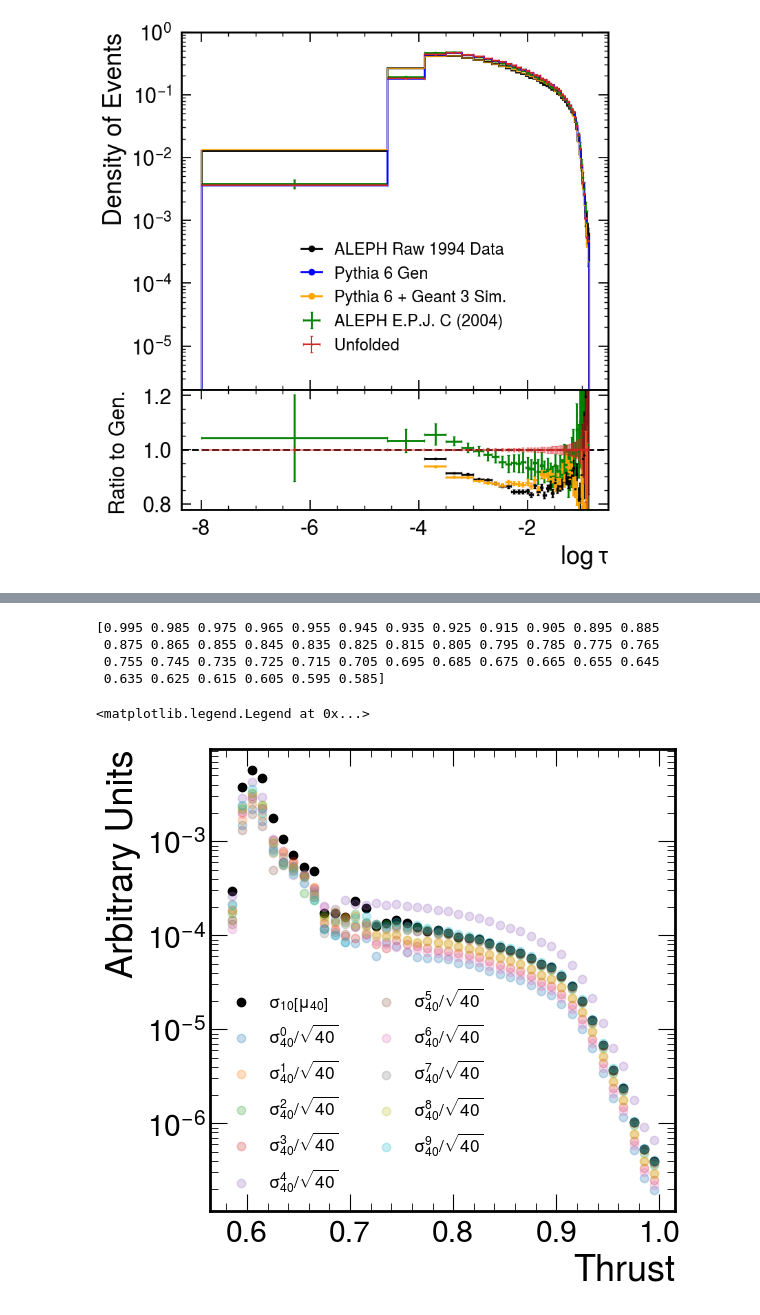
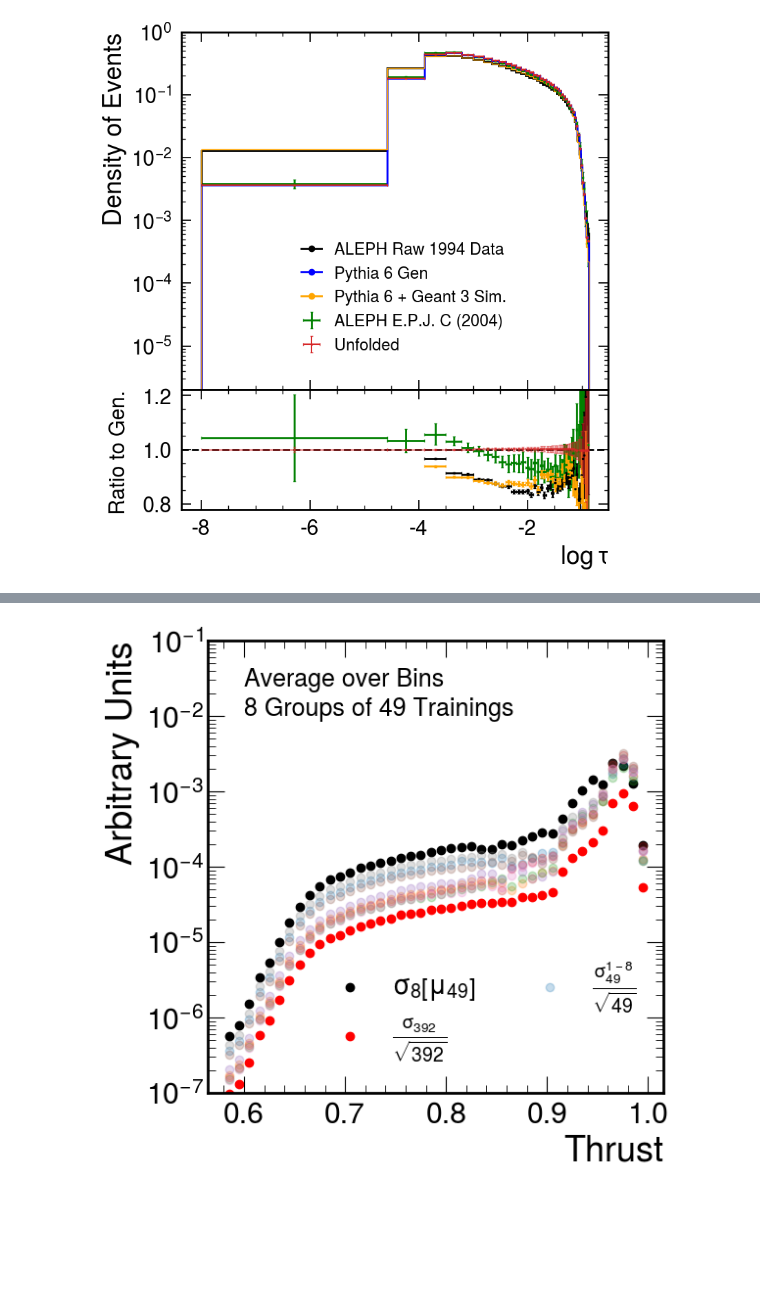
Before and after one commit to badeaa3/unfold-ee-logtau, a Jupyter notebook: Result.ipynb, the cells around one changed output, grey strips where cells are left out. Saved outputs shown, nothing was run; the diff lists cells and outputs as text; code cells hidden in the pictures; blank space fills up the shorter version.

Commit message:
Plotting update

```diff
--- a/Result.ipynb
+++ b/Result.ipynb
@@ -54,7 +54,8 @@ elif cluster == "nersc":
         # ["systematic", os.path.join(weightsDir, "training-6d5bf9d4/*/omnifold_weights.h5")], # systematic variations
         # ["bootstrap_mc", os.path.join(weightsDir, "training-8379b835/*/omnifold_weights.h5")], # bootstrap mc
         # ["bootstrap_data", os.path.join(weightsDir, "training-45166dfb/*/omnifold_weights.h5")], # bootstrap data
-        ["ensemble", os.path.join(weightsDir, "training-3045c040/*/model*/omnifold_weights.h5")], # ensemble
+        # ["ensemble", os.path.join(weightsDir, "training-3045c040/*/model*/omnifold_weights.h5")], # ensemble with no track selections
+        ["ensemble", os.path.join(weightsDir, "training-d60880ef/*/model*/omnifold_weights.h5")], # ensemble with nominal track selection
     ]
 # %%
 # function for getting histograms from observable values
@@ -547,17 +501,38 @@ print(ens_cts_std[0])
 # %%
+a,b = 8, 49
+
+# pick up errors
+ens_cts = np.array(lin_u["ensemble"]["counts"])
+ens_cts = ens_cts[:400]
+ens_cts = ens_cts.reshape(a, b, 42)
+
+# get means over the 40 ensembeles
+ens_cts_mean = np.mean(ens_cts,axis=1)
+
+# get std over the means
+ens_cts_mean_std = np.std(ens_cts_mean,axis=0)
+
+# get std within each set of 40
+ens_cts_std = np.std(ens_cts,axis=1)
+ens_cts_std /= b**0.5
+
+# plot
 plt.figure(figsize=(6,6))
-plt.scatter(1-aleph_midbins, ens_cts_mean_std, label=r"$\sigma_{{10}}\left[\mu_{{40}}\right]$", color="black")
-print(1-aleph_midbins)
+plt.scatter(1-aleph_midbins, ens_cts_mean_std[::-1], label=fr"$\sigma_{{{a}}}\left[\mu_{{{b}}}\right]$", color="black")
+
+ens_cts_all = np.std(ens_cts.reshape(a*b, 42),0)/400**0.5
+plt.scatter(1-aleph_midbins, ens_cts_all[::-1], label=fr"$\frac{{\sigma_{{{a*b}}}}}{{\sqrt{{{a*b}}}}}$", color="red")
+
 for i in range(ens_cts_std.shape[0]):
-    plt.scatter(1-aleph_midbins, ens_cts_std[i], label=fr"$\sigma_{{40}}^{i}/\sqrt{{40}}$", alpha=0.25)
+    plt.scatter(1-aleph_midbins, ens_cts_std[i][::-1], label=fr"$\frac{{\sigma_{{{b}}}^{{1-{ens_cts_std.shape[0]}}}}}{{\sqrt{{{b}}}}}$" if i == 0 else "", alpha=0.25)
+
 plt.xlabel("Thrust")
 plt.ylabel("Arbitrary Units")
 plt.yscale("log")
-plt.legend(fontsize=12.5, ncol=2, loc="lower left")
+plt.ylim(10**-7, 10**-1)
+plt.text(0.6, 2.5*10**-2, "Average over Bins", fontsize=18)
+plt.text(0.6, 10**-2, f"{a} Groups of {b} Trainings", fontsize=18)
+plt.legend(fontsize=20, ncol=2, loc="lower right")
+plt.savefig(f"ensembeling_std_average_over_bins_{a}_{b}.pdf", bbox_inches="tight")
 # %% [output]
-[0.995 0.985 0.975 0.965 0.955 0.945 0.935 0.925 0.915 0.905 0.895 0.885
- 0.875 0.865 0.855 0.845 0.835 0.825 0.815 0.805 0.795 0.785 0.775 0.765
- 0.755 0.745 0.735 0.725 0.715 0.705 0.695 0.685 0.675 0.665 0.655 0.645
- 0.635 0.625 0.615 0.605 0.595 0.585]
-<matplotlib.legend.Legend at 0x...>
-[figure, old version]
+[figure, new version]
```
Also changed, not shown: parts of 5 cells of this notebook.
